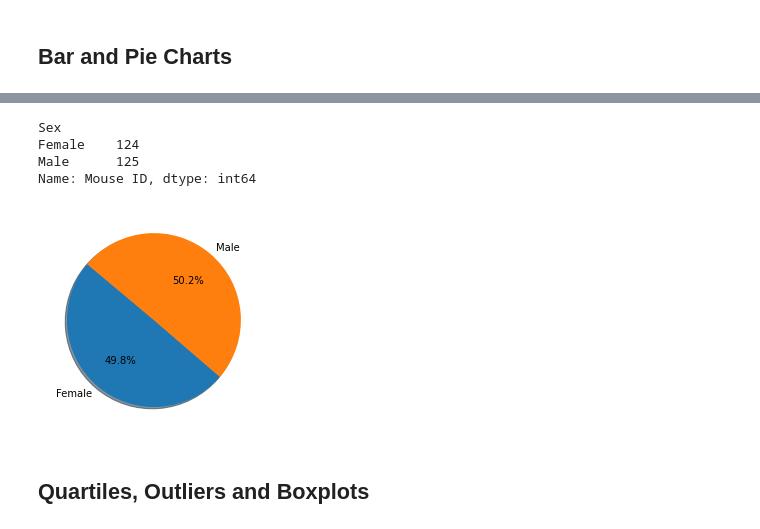
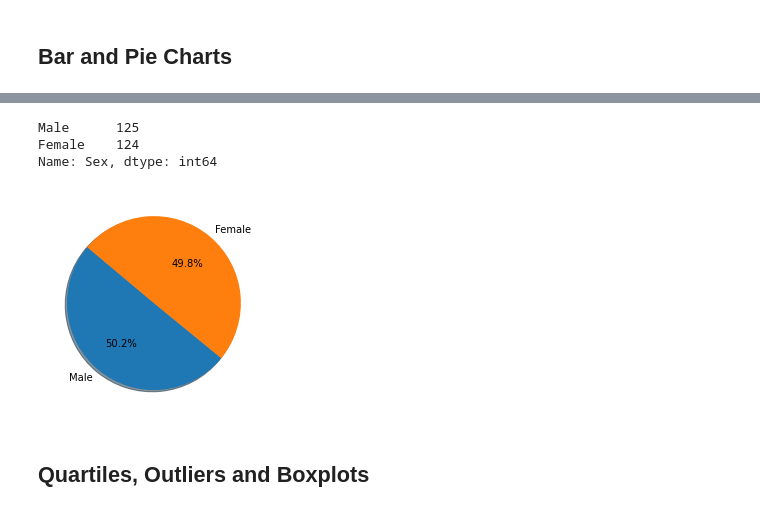
Before and after one commit to sustainedtang/matplotlib-challenge-, a Jupyter notebook: pymaceuticals_starter.ipynb, the cells around one changed output, grey strips where cells are left out. Drawn from its saved outputs; the diff is of its cells as text; code cells hidden in the pictures.

Commit message:
Mouse Sex Pie Charts

```diff
--- a/pymaceuticals_starter.ipynb
+++ b/pymaceuticals_starter.ipynb
@@ -151,0 +179,6 @@ KeyError: 'Drug Regimen'
+# %%
+# Generate a pie plot showing the distribution of female versus male mice using pandas
+mice_sex = mice_data["Sex"].value_counts()
+labels = ["Male", "Female"]
+sex_pie = mice_sex.plot.pie()
+mice_sex.head()
@@ -152,13 +190,13 @@ KeyError: 'Drug Regimen'
 # %%
-# Generate a pie plot showing the distribution of female versus male mice using pandas
-mice_sex = mice_data.groupby(["Sex"]).count()['Mouse ID']
-labels = ["Female", "Male"]
+# Generate a pie plot showing the distribution of female versus male mice using pyplot
 
-plt.pie(mice_gender, labels = labels, autopct="%1.1f%%", shadow=True, startangle=140)
+mice_sex = mice_data["Sex"].value_counts()
+
+
+plt.pie(mice_sex, labels=labels, autopct="%1.1f%%", shadow=True, startangle=140)
 mice_sex.head()
 # %% [output]
-Sex
+Male      125
 Female    124
-Male      125
-Name: Mouse ID, dtype: int64
+Name: Sex, dtype: int64
-[figure, old version]
+[figure, new version]
```
Also changed, not shown: parts of 4 cells of this notebook.
